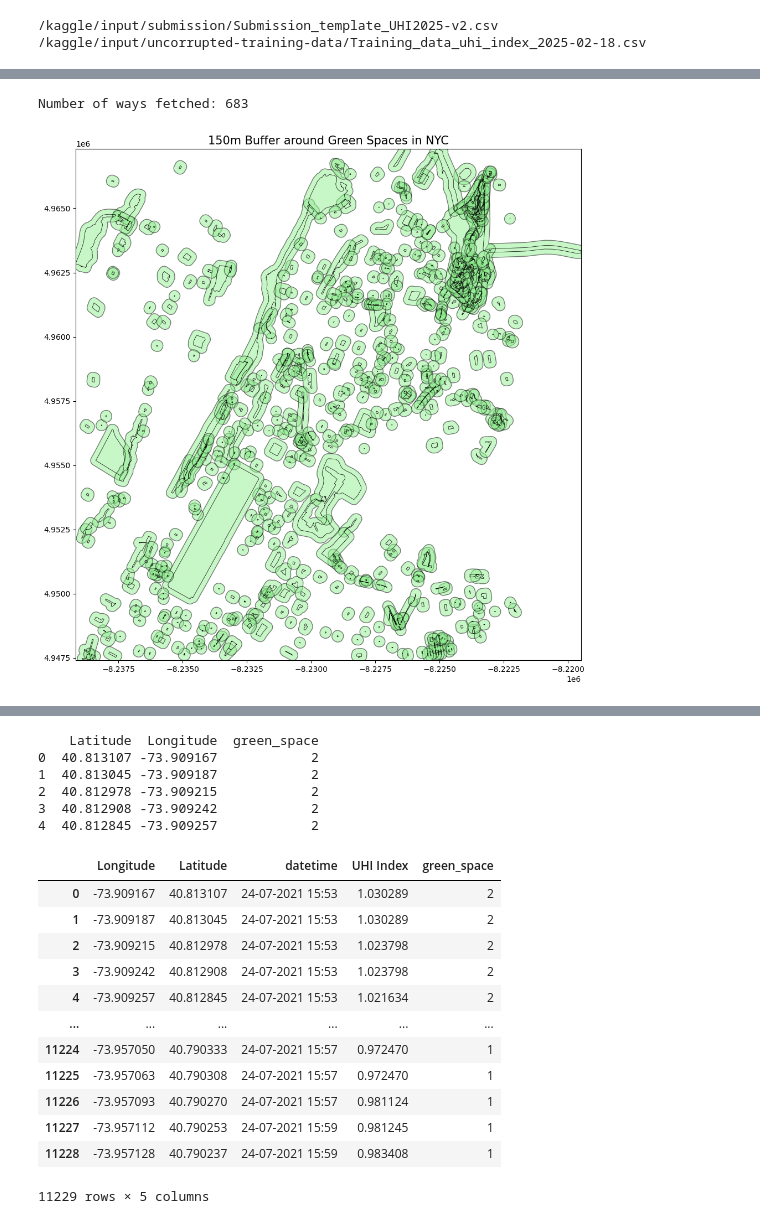
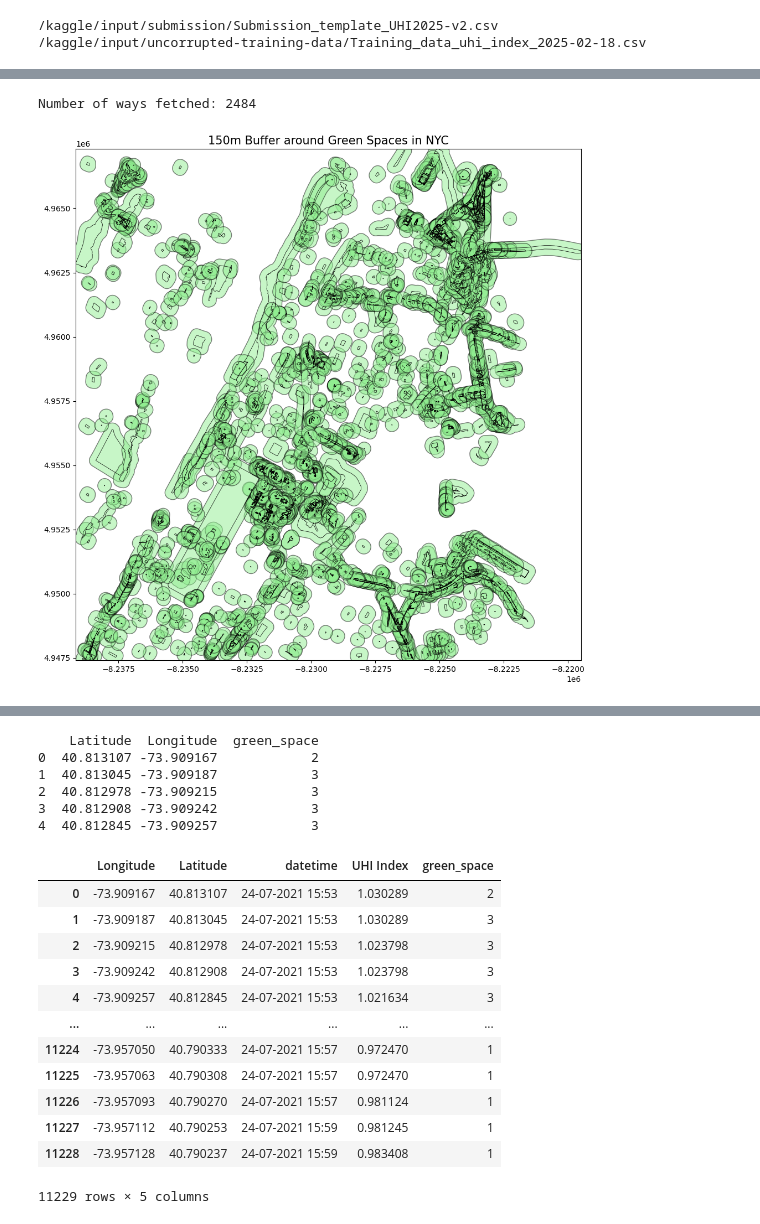
Before and after one commit to WeiSiangLai/EY-Data-Science, a Jupyter notebook: Features/Green Space/overpy-green-space.ipynb, the cells around one changed output, grey strips where cells are left out. Cells and saved outputs as stored; diff of their text form; code cells hidden in the pictures.

```diff
--- a/Features/Green Space/overpy-green-space.ipynb
+++ b/Features/Green Space/overpy-green-space.ipynb
@@ -46,7 +42,7 @@ overpass_query = f"""
 [out:json];
 (
   way["leisure"="park"]({lower_left[0]},{lower_left[1]},{upper_right[0]},{upper_right[1]});
-  way["landuse"~"forest"]({lower_left[0]},{lower_left[1]},{upper_right[0]},{upper_right[1]});
+  way["landuse"~"forest|grass"]({lower_left[0]},{lower_left[1]},{upper_right[0]},{upper_right[1]});
 );
 out body;
 (._;>;);
@@ -90,33 +86,33 @@ try:
         #gdf = gdf[gdf['area'] > threshold_area]
 
         # Create a 100-meter buffer around the green spaces
-        gdf['buffer'] = gdf.geometry.buffer(200)
+        gdf['buffer'] = gdf.geometry.buffer(250)
 
         # Create the plot
         fig, ax = plt.subplots(figsize=(12, 12))
 
         # Plot the buffered regions
         gdf['buffer'].plot(ax=ax, color="lightgreen", alpha=0.5, edgecolor="black")
 
         # Add map context (optional)
         gdf.boundary.plot(ax=ax, color="black", linewidth=0.5)
 
         # Set plot limits to match bounding box
         ax.set_xlim(gdf.total_bounds[0], gdf.total_bounds[2])  # xmin, xmax
         ax.set_ylim(gdf.total_bounds[1], gdf.total_bounds[3])  # ymin, ymax
 
         ax.set_title("150m Buffer around Green Spaces in NYC", fontsize=15)
         ax.axis('on')  # Show axes to verify coordinates
         plt.show()
 
         print(f"Successfully plotted {len(gdf)} green spaces with 150m buffer")
     else:
         print("No valid geometries found to plot")
 
 except overpy.exception.OverpassTooManyRequests:
     print("Too many requests to Overpass API. Please wait and try again.")
 except Exception as e:
     print(f"An error occurred: {str(e)}")
 # %% [output]
-Number of ways fetched: 683
+Number of ways fetched: 2484
-[figure, old version]
+[figure, new version]
@@ -147,19 +143,19 @@ print(train_df[['Latitude', 'Longitude', 'green_space']].head())
 # %% [output]
     Latitude  Longitude  green_space
 0  40.813107 -73.909167            2
-1  40.813045 -73.909187            2
-2  40.812978 -73.909215            2
-3  40.812908 -73.909242            2
-4  40.812845 -73.909257            2
+1  40.813045 -73.909187            3
+2  40.812978 -73.909215            3
+3  40.812908 -73.909242            3
+4  40.812845 -73.909257            3
 # %%
 train_df
 # %% [output]
 |  | Longitude | Latitude | datetime | UHI Index | green_space |
 | 0 | -73.909167 | 40.813107 | 24-07-2021 15:53 | 1.030289 | 2 |
-| 1 | -73.909187 | 40.813045 | 24-07-2021 15:53 | 1.030289 | 2 |
-| 2 | -73.909215 | 40.812978 | 24-07-2021 15:53 | 1.023798 | 2 |
-| 3 | -73.909242 | 40.812908 | 24-07-2021 15:53 | 1.023798 | 2 |
-| 4 | -73.909257 | 40.812845 | 24-07-2021 15:53 | 1.021634 | 2 |
+| 1 | -73.909187 | 40.813045 | 24-07-2021 15:53 | 1.030289 | 3 |
+| 2 | -73.909215 | 40.812978 | 24-07-2021 15:53 | 1.023798 | 3 |
+| 3 | -73.909242 | 40.812908 | 24-07-2021 15:53 | 1.023798 | 3 |
+| 4 | -73.909257 | 40.812845 | 24-07-2021 15:53 | 1.021634 | 3 |
 | ... | ... | ... | ... | ... | ... |
 | 11224 | -73.957050 | 40.790333 | 24-07-2021 15:57 | 0.972470 | 1 |
 | 11225 | -73.957063 | 40.790308 | 24-07-2021 15:57 | 0.972470 | 1 |
```
Also changed, not shown: parts of 6 cells of this notebook, 3 other files.
